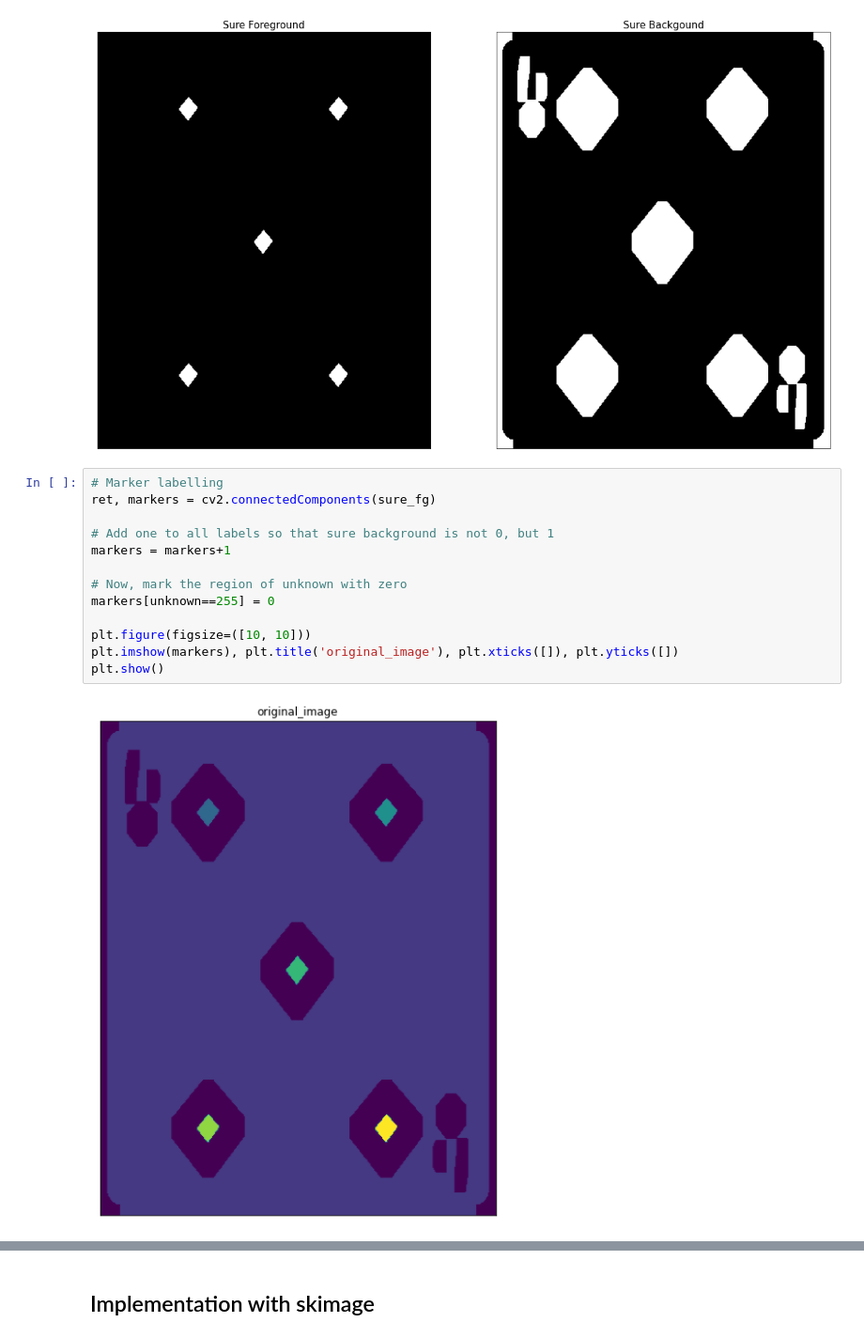
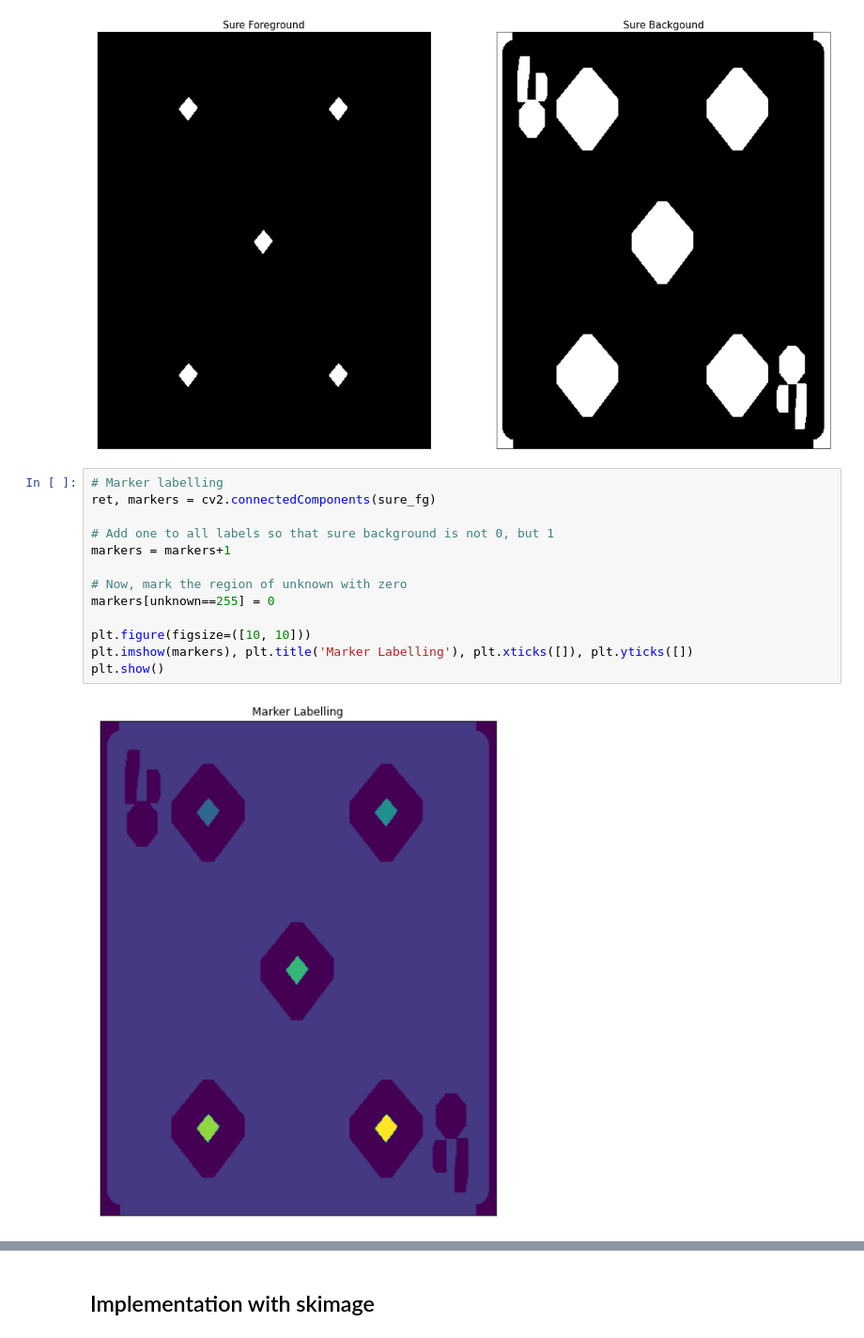
Before and after one commit to armandoBringas/computer-vision-course, a Jupyter notebook: final_project/segmentation_watershed.ipynb, the cells around one changed output, grey strips where cells are left out. Shown: that part at 94% size. Saved outputs shown, nothing was run; the diff lists cells and outputs as text.

```diff
--- a/final_project/segmentation_watershed.ipynb
+++ b/final_project/segmentation_watershed.ipynb
@@ -85,18 +89,18 @@ plot_images(sure_fg, sure_bg, 'Sure Foreground', 'Sure Backgound')
 # %%
 # Marker labelling
 ret, markers = cv2.connectedComponents(sure_fg)
 
 # Add one to all labels so that sure background is not 0, but 1
 markers = markers+1
 
 # Now, mark the region of unknown with zero
 markers[unknown==255] = 0
 
 plt.figure(figsize=([10, 10]))
-plt.imshow(markers), plt.title('original_image'), plt.xticks([]), plt.yticks([])
+plt.imshow(markers), plt.title('Marker Labelling'), plt.xticks([]), plt.yticks([])
 plt.show()
 # %% [output]
-[figure, old version]
+[figure, new version]
 # %%
 # Apply watershed, boundary region will be marked with -1
 markers = cv2.watershed(img,markers)
```
Also changed, not shown: parts of 3 cells of this notebook.
